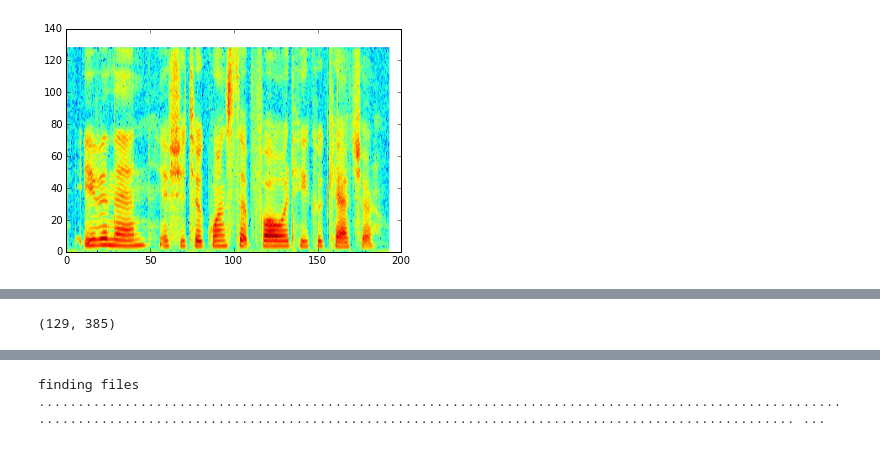
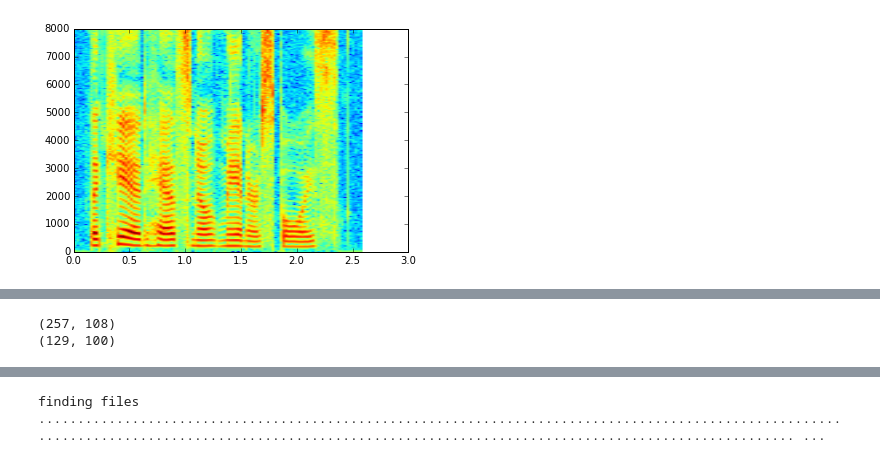
Before and after one commit to AndreasMadsen/course-02460, a Jupyter notebook: demo.ipynb, the cells around one changed output, grey strips where cells are left out. Saved outputs shown, nothing was run; the diff lists cells and outputs as text; code cells hidden in the pictures.

```diff
--- a/demo.ipynb
+++ b/demo.ipynb
@@ -42,10 +60,12 @@ def wavPlayer(filepath):
 # %%
-[framerate,sound]=wavfile.read("SI1027_.wav")
-(spectrum, freqs, t, im)=specgram(sound,NFFT=256,Fs=256)
+[framerate,sound]=wavfile.read("SI2048_.wav")
+(spectrum, freqs, t, im)=specgram(sound,NFFT=512,Fs=16000)
 plt.show()
-wavPlayer("SI1027_.wav")
-np.shape(spectrum)
+wavPlayer("SI2048_.wav")
+print(np.shape(spectrum))
+print(np.shape(spectrum[:129,:100]))
 # %% [output]
-[figure, old version]
+[figure, new version]
 [interactive output not drawn]
-(129, 385)
+(257, 108)
+(129, 100)
```
Also changed, not shown: parts of 25 cells of this notebook.
